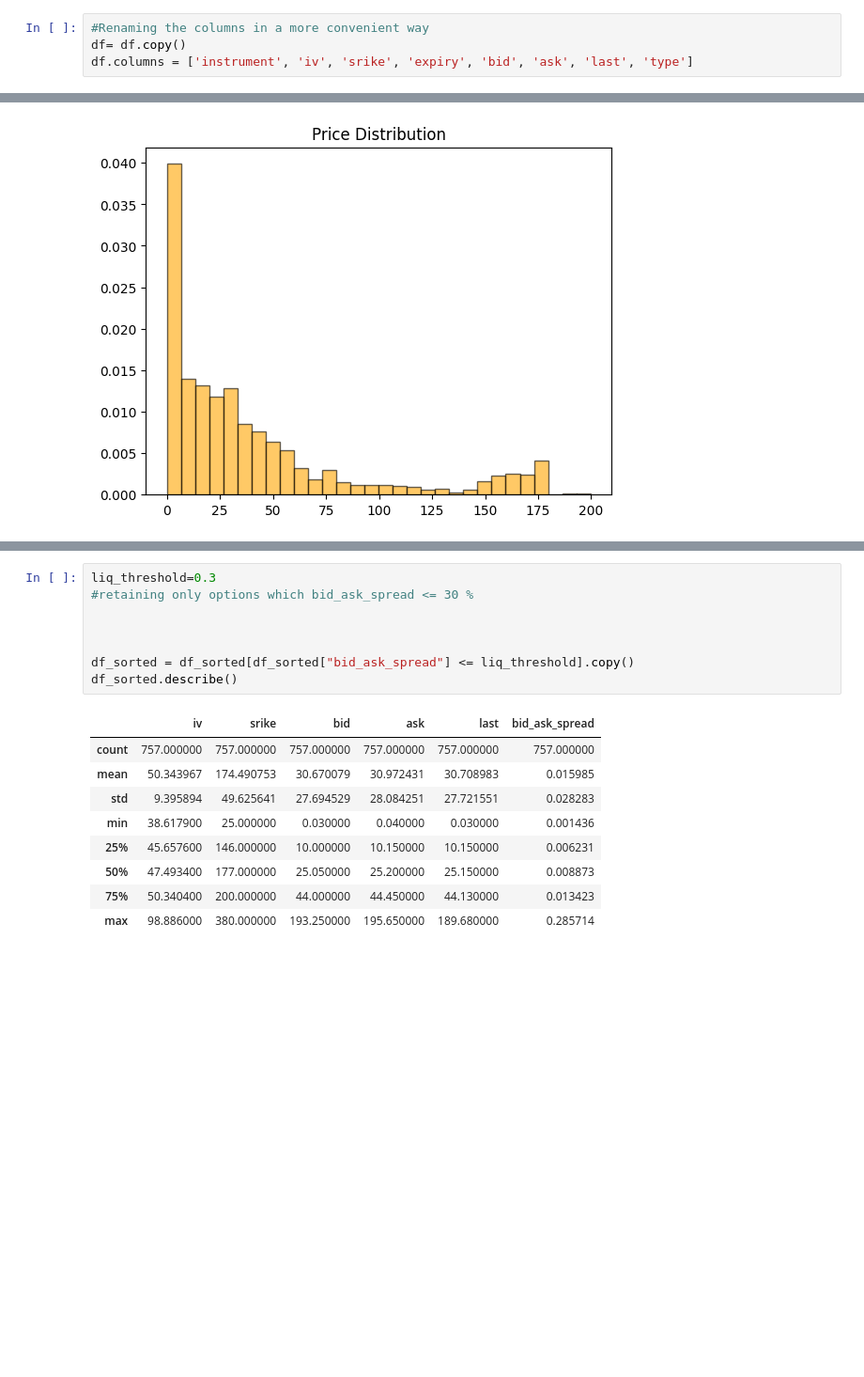
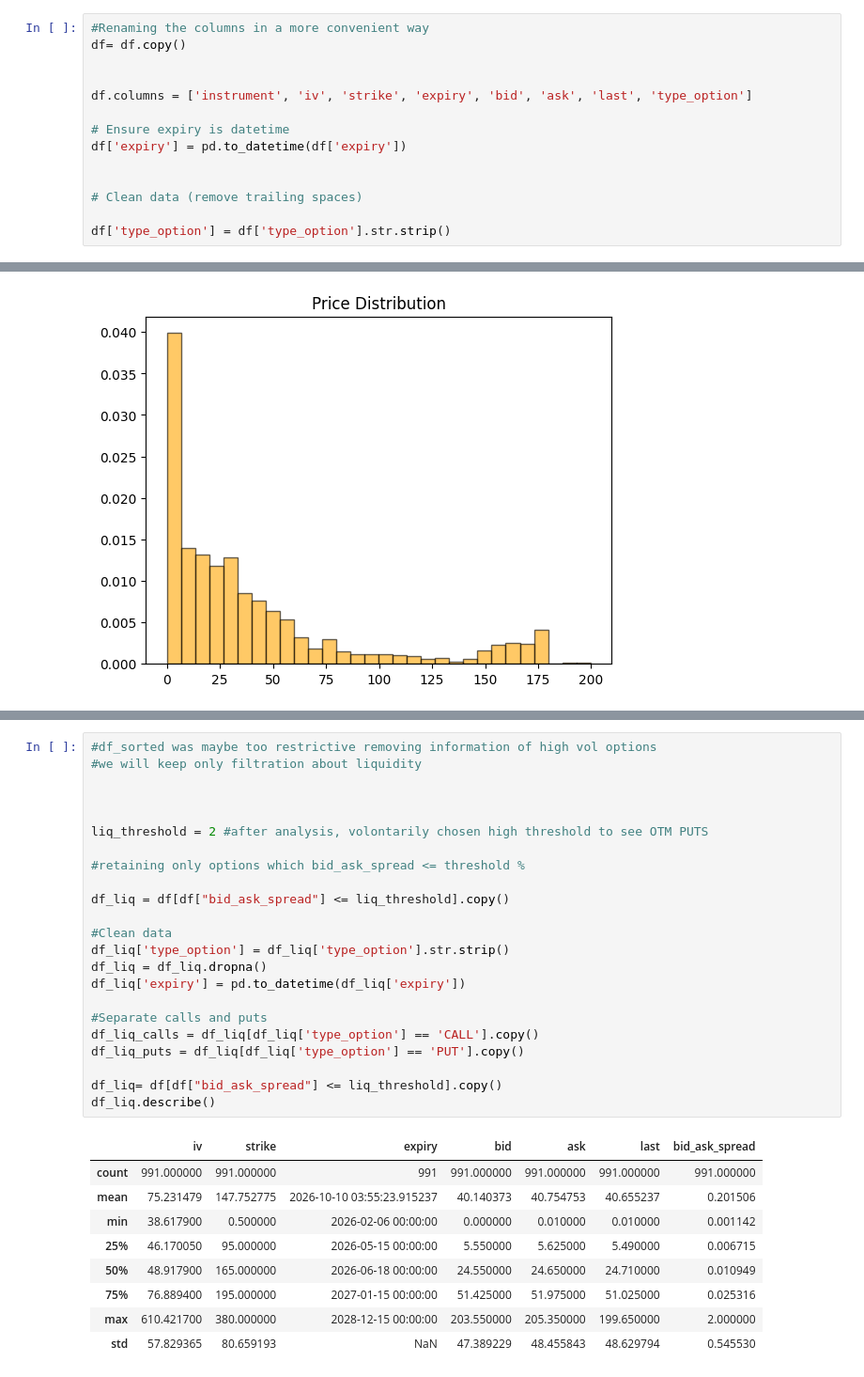
Before and after one commit to Mathis-14/Option_Pricing, a Jupyter notebook: NVIDIA_vol_s/nvda_eda.ipynb, the cells around one changed output, grey strips where cells are left out. Shown at 94% size. Saved outputs shown, nothing was run; the diff lists cells and outputs as text; blank space fills up the shorter version.

Commit message:
feat(nvidia): add EDA notebook with volatility smile analysis

```diff
--- a/NVIDIA_vol_s/nvda_eda.ipynb
+++ b/NVIDIA_vol_s/nvda_eda.ipynb
@@ -43,7 +42,17 @@ df.head()
 # %%
 #Renaming the columns in a more convenient way
 df= df.copy()
-df.columns = ['instrument', 'iv', 'srike', 'expiry', 'bid', 'ask', 'last', 'type']
+
+
+df.columns = ['instrument', 'iv', 'strike', 'expiry', 'bid', 'ask', 'last', 'type_option']
+
+# Ensure expiry is datetime
+df['expiry'] = pd.to_datetime(df['expiry'])
+
+
+# Clean data (remove trailing spaces)
+
+df['type_option'] = df['type_option'].str.strip()
 # %%
 df.head()
 # %% [output]
@@ -172,20 +182,35 @@ df_sorted.describe()
 # %%
-liq_threshold=0.3
-#retaining only options which bid_ask_spread <= 30 %
+#df_sorted was maybe too restrictive removing information of high vol options
+#we will keep only filtration about liquidity
 
 
 
-df_sorted = df_sorted[df_sorted["bid_ask_spread"] <= liq_threshold].copy()
-df_sorted.describe()
+liq_threshold = 2 #after analysis, volontarily chosen high threshold to see OTM PUTS
+
+#retaining only options which bid_ask_spread <= threshold %
+
+df_liq = df[df["bid_ask_spread"] <= liq_threshold].copy()
+
+#Clean data
+df_liq['type_option'] = df_liq['type_option'].str.strip()
+df_liq = df_liq.dropna()
+df_liq['expiry'] = pd.to_datetime(df_liq['expiry'])
+
+#Separate calls and puts
+df_liq_calls = df_liq[df_liq['type_option'] == 'CALL'].copy()
+df_liq_puts = df_liq[df_liq['type_option'] == 'PUT'].copy()
+
+df_liq= df[df["bid_ask_spread"] <= liq_threshold].copy()
+df_liq.describe()
 # %% [output]
-|  | iv | srike | bid | ask | last | bid_ask_spread |
-| count | 757.000000 | 757.000000 | 757.000000 | 757.000000 | 757.000000 | 757.000000 |
-| mean | 50.343967 | 174.490753 | 30.670079 | 30.972431 | 30.708983 | 0.015985 |
-| std | 9.395894 | 49.625641 | 27.694529 | 28.084251 | 27.721551 | 0.028283 |
-| min | 38.617900 | 25.000000 | 0.030000 | 0.040000 | 0.030000 | 0.001436 |
-| 25% | 45.657600 | 146.000000 | 10.000000 | 10.150000 | 10.150000 | 0.006231 |
-| 50% | 47.493400 | 177.000000 | 25.050000 | 25.200000 | 25.150000 | 0.008873 |
-| 75% | 50.340400 | 200.000000 | 44.000000 | 44.450000 | 44.130000 | 0.013423 |
-| max | 98.886000 | 380.000000 | 193.250000 | 195.650000 | 189.680000 | 0.285714 |
+|  | iv | strike | expiry | bid | ask | last | bid_ask_spread |
+| count | 991.000000 | 991.000000 | 991 | 991.000000 | 991.000000 | 991.000000 | 991.000000 |
+| mean | 75.231479 | 147.752775 | 2026-10-10 03:55:23.915237 | 40.140373 | 40.754753 | 40.655237 | 0.201506 |
+| min | 38.617900 | 0.500000 | 2026-02-06 00:00:00 | 0.000000 | 0.010000 | 0.010000 | 0.001142 |
+| 25% | 46.170050 | 95.000000 | 2026-05-15 00:00:00 | 5.550000 | 5.625000 | 5.490000 | 0.006715 |
+| 50% | 48.917900 | 165.000000 | 2026-06-18 00:00:00 | 24.550000 | 24.650000 | 24.710000 | 0.010949 |
+| 75% | 76.889400 | 195.000000 | 2027-01-15 00:00:00 | 51.425000 | 51.975000 | 51.025000 | 0.025316 |
+| max | 610.421700 | 380.000000 | 2028-12-15 00:00:00 | 203.550000 | 205.350000 | 199.650000 | 2.000000 |
+| std | 57.829365 | 80.659193 | NaN | 47.389229 | 48.455843 | 48.629794 | 0.545530 |
 # %% [markdown]
 - No real effect on the data even with 0.3
```
Also changed, not shown: parts of 15 cells of this notebook.
